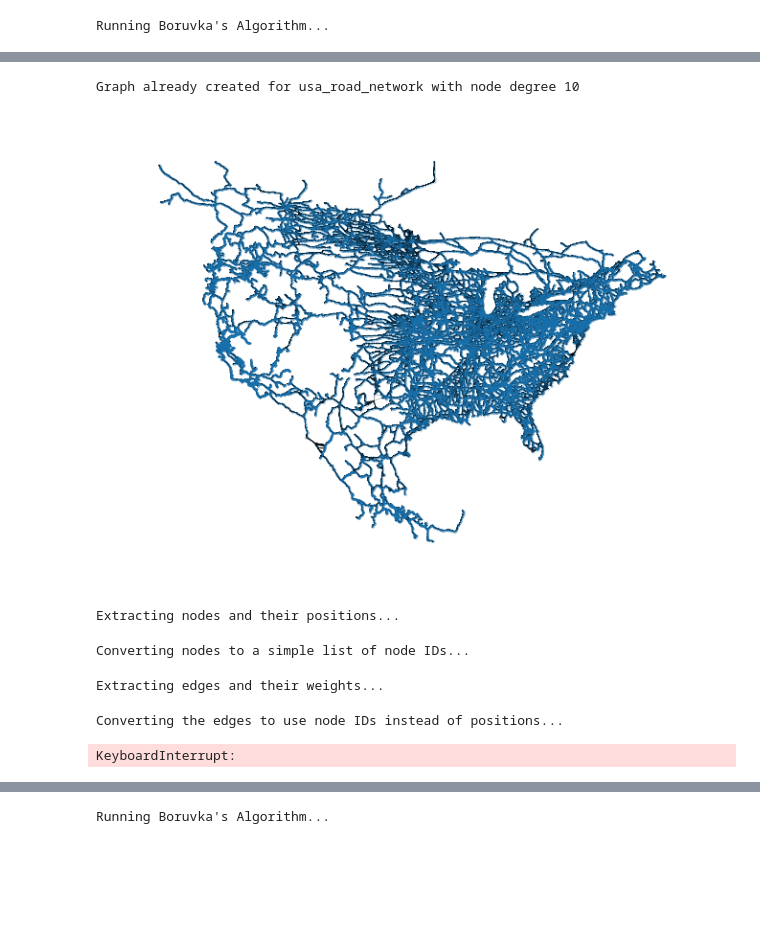
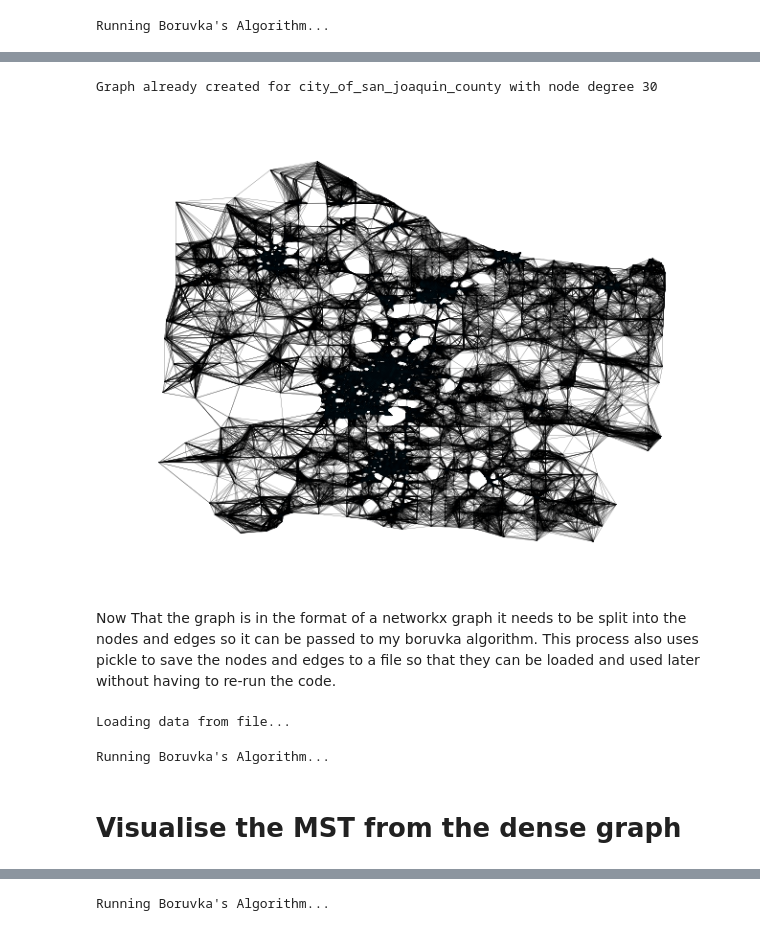
Before and after one commit to jamescalnan/Algorithms-that-Changed-the-World-CA, a Jupyter notebook: Boruvkas Algorithm.ipynb, the cells around one changed output, grey strips where cells are left out. Drawn from its saved outputs; the diff is of its cells as text; code cells hidden in the pictures; blank space fills up the shorter version.

```diff
--- a/Boruvkas Algorithm.ipynb
+++ b/Boruvkas Algorithm.ipynb
@@ -641,11 +653,5 @@ file
 # %%
-from concurrent.futures import ProcessPoolExecutor, as_completed
-import heapq
-import math
-import networkx as nx
-from tqdm import tqdm
-
-# Function to calculate Euclidean distance
+# Function to calculate Euclidean distance between two nodes
 def euclidean_distance(node1, node2):
     x1, y1 = node1
     x2, y2 = node2
@@ -654,12 +660,14 @@ def euclidean_distance(node1, node2):
 # Function to find closest nodes for a given node
 def find_closest_nodes(node_index, node_degree, data):
     distances = []
+    # Calculate distances from the given node to all other nodes
     for j in range(len(data)):
         if node_index != j:
             dist = euclidean_distance((data[node_index][1], data[node_index][2]), (data[j][1], data[j][2]))
             heapq.heappush(distances, (dist, j))
 
     closest_nodes = []
+    # Get the closest nodes based on the specified degree
     for _ in range(node_degree):
         if distances:
             _, closest_node = heapq.heappop(distances)
@@ -667,58 +675,53 @@ def find_closest_nodes(node_index, node_degree, data):
 
     return closest_nodes
 
-# Convert data to floats and create graph
+# Prepare the data and create a graph
 data = [(int(node[0]), float(node[1]), float(node[2])) for node in data]
 G = nx.Graph()
+# Add nodes with positions to the graph
 for node in data:
     G.add_node(node[0], pos=(node[1], node[2]))
 
-node_degree = 10
+# Set the degree of connectivity for each node
+node_degree = 30
 
-# Check if the graph has already been created in graph_pkl
-import pickle
-import os
-
-
+# Check if the graph has already been created and saved
 if f'{file}_graph_{node_degree}.pkl' in os.listdir('graph_pkl'):
     print(f'Graph already created for {file} with node degree {node_degree}')
-    # Load the graph
-    import pickle
+    # Load the graph if it already exists
     with open(f'graph_pkl/{file}_graph_{node_degree}.pkl', 'rb') as f:
         G = pickle.load(f)
 else:
     print(f'Creating graph for {file} with node degree {node_degree}')
 
-    # Parallel processing
+    # Parallel processing to find closest nodes
     edges_to_add = []
     with ProcessPoolExecutor() as executor:
         futures = [executor.submit(find_closest_nodes, i, node_degree, data) for i in range(len(data))]
         for future in tqdm(as_completed(futures), total=len(futures), desc="Processing edges"):
             edges_to_add.extend(future.result())
 
-    # Add edges
+    # Add edges to the graph
     for edge in edges_to_add:
         G.add_edge(edge[0], edge[1], weight=edge[2])
 
-
-    # Save the graph
+    # Save the graph for future use
     with open(f'graph_pkl/{file}_graph_{node_degree}.pkl', 'wb') as f:
         pickle.dump(G, f)
 # %% [output]
-Graph already created for usa_road_network with node degree 10
+Graph already created for city_of_san_joaquin_county with node degree 30
 # %%
 # Output the graph
 pos = nx.get_node_attributes(G, 'pos')
 
-# nx.draw(G, pos, node_size=10, with_labels=True, font_size=12, width=1.5, font_color='red')
-# plt.show()
-
 # Draw the graph
-nx.draw(G, pos, with_labels=False, node_size=.005, width=.15)
+nx.draw(G, pos, with_labels=False, node_size=.0001, width=.15)
 plt.savefig(f'real network data/{file}.png', dpi=1600)
 plt.show()
 # %% [output]
-[figure, old version]
+[figure, new version]
+# %% [markdown]
+Now That the graph is in the format of a networkx graph it needs to be split into the nodes and edges so it can be passed to my boruvka algorithm. This process also uses pickle to save the nodes and edges to a file so that they can be loaded and used later without having to re-run the code.
 # %%
 # Path to the file
 file_path = os.path.join('processed_graphs', file)
@@ -757,13 +760,12 @@ else:
 
 
 # Now, pass these converted nodes and edges to your Boruvka function
-mst = boruvka(node_ids, converted_edges, animation=False, show_figure=False, progress=True)
+mst = boruvka(node_ids, converted_edges, progress=True)
 # %% [output]
-Extracting nodes and their positions...
+Loading data from file...
-Converting nodes to a simple list of node IDs...
+Running Boruvka's Algorithm...
-Extracting edges and their weights...
-Converting the edges to use node IDs instead of positions...
-KeyboardInterrupt:
+# %% [markdown]
+# Visualise the MST from the dense graph
 # %%
 # To visualize the MST, create a new NetworkX graph
 mst_graph = nx.Graph()
```
Also changed, not shown: parts of 63 cells of this notebook, 18 other files.
